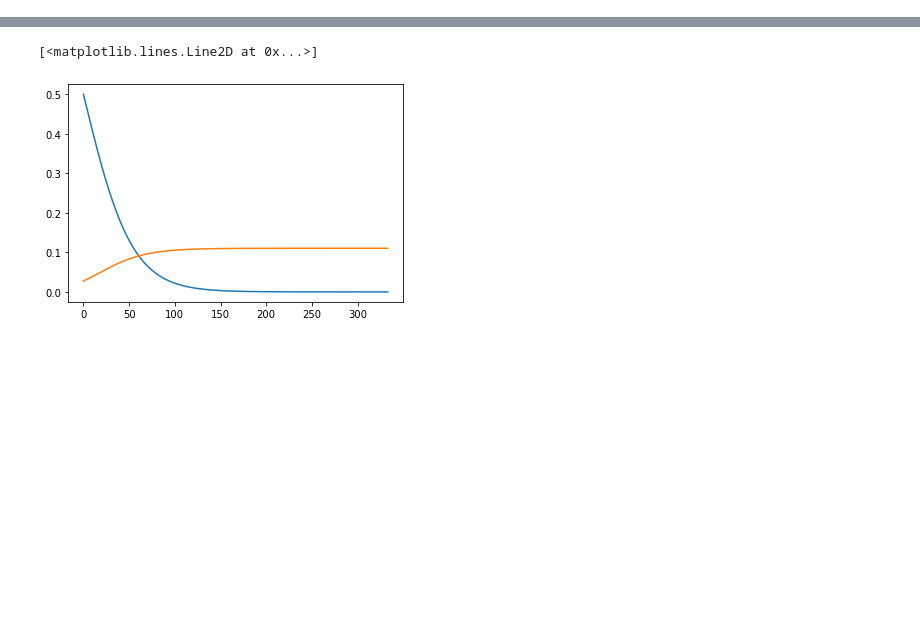
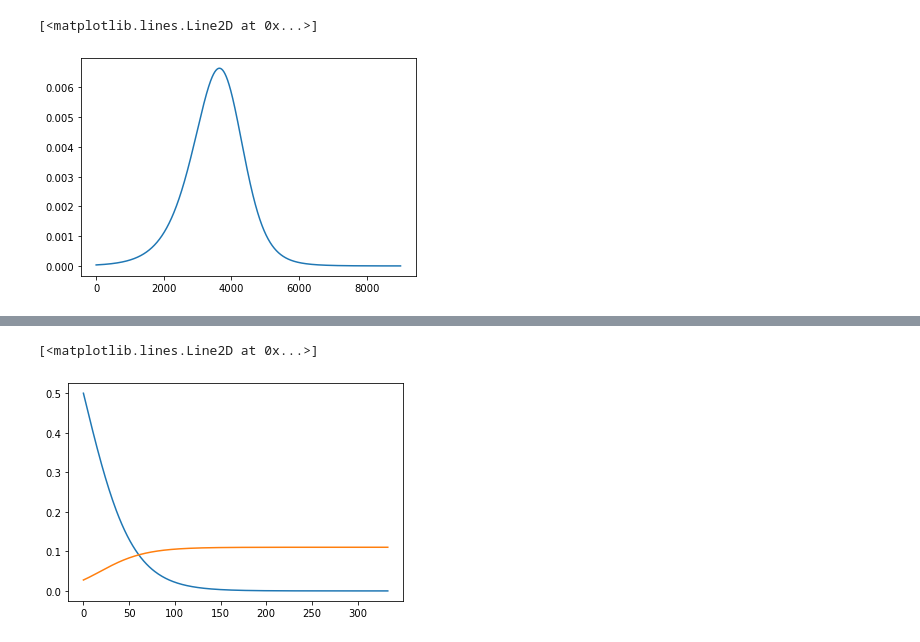
Before and after one commit to nkrishnan94/phage-abm, a Jupyter notebook: Untitled.ipynb, the cells around one changed output, grey strips where cells are left out. Drawn from its saved outputs; the diff is of its cells as text; code cells hidden in the pictures; blank space fills up the shorter version.

```diff
--- a/Untitled.ipynb
+++ b/Untitled.ipynb
@@ -520,0 +567,5 @@ def FigS2_ancestry():
+# %%
+plt.plot(pushed_profile*pushed_growth)
+# %% [output]
+[<matplotlib.lines.Line2D at 0x...>]
+[figure, added]
```
Also changed, not shown: parts of 13 cells of this notebook, 11 other files.
